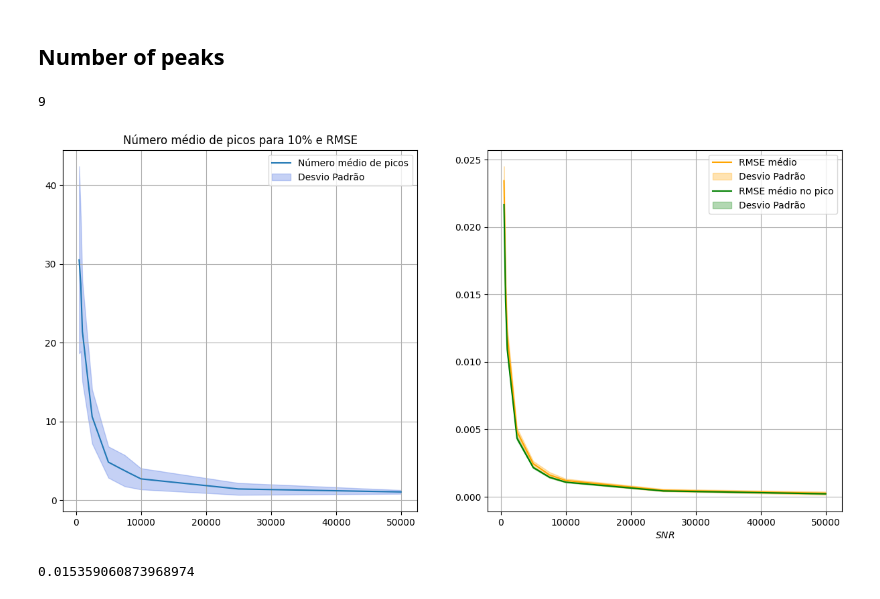
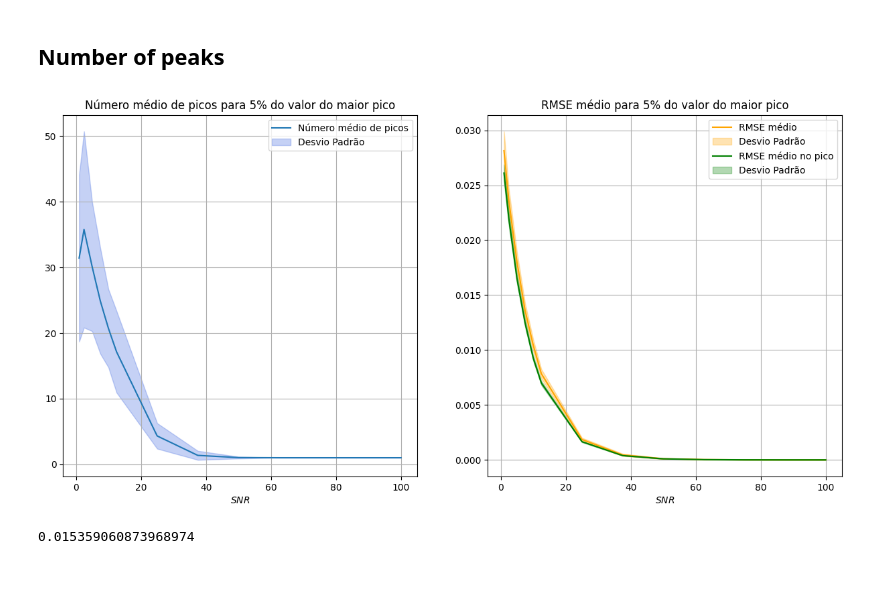
Before and after one commit to JoaoDell/MRI-study, a Jupyter notebook: examples/MPM/spec_components.ipynb, the cells around one changed output. Saved outputs shown, nothing was run; the diff lists cells and outputs as text; code cells hidden in the pictures.

```diff
--- a/examples/MPM/spec_components.ipynb
+++ b/examples/MPM/spec_components.ipynb
@@ -142,15 +143,10 @@ filename_end = "_3"
 folder_name = "files/"
 # %%
-# snrs = np.arange(5.0, 1000.0, 10)
-snrs = np.array([500, 750, 1000, 2500, 5000, 7500, 10000, 25000, 50000])
-print(snrs.size)
-sigmas = pymri.snr_to_sigma(snrs)
+snrs = np.array([1.0, 2.5, 5.0, 7.5, 10.0, 12.5, 25.0, 37.50, 50.0, 62.50, 75.0, 87.50, 100.0])
-# %% [output]
-9
 # %%
 n_avgs = 50
-n_peaks = np.zeros((n_avgs, sigmas.size), dtype=int)
-rmse = np.zeros((n_avgs, sigmas.size))
+n_peaks = np.zeros((n_avgs, snrs.size), dtype=int)
+rmse = np.zeros((n_avgs, snrs.size))
 # %%
 def find_interval(arr : np.ndarray, value : float, radius : float, return_indexes : bool = True):
     """Finds the interval, defined by `[value - radius : value + radius]`, of a given ordenated array.
@@ -183,12 +179,14 @@ def find_interval(arr : np.ndarray, value : float, radius : float, return_indexe
 # %%
 _, x, y = find_interval(freqs, pymri.chem_shift_from_f(pymri.rad_to_hz(ws[0]), B0), 1.2)
 
-peak_rmse = np.zeros((n_avgs, sigmas.size))
+peak_rmse = np.zeros((n_avgs, snrs.size))
 # %%
 if rerun == True:
     for i in range(n_avgs):
-        for j in range(sigmas.size):
-            c_sig = pymri.corrupted_snr(sig, 0.0, sigmas[j])
+        for j in range(snrs.size):
+
+            c_sig_fft = awgn(sig_fft, snrs[j])
+            c_sig  = np.fft.ifft(np.fft.ifftshift(c_sig_fft))
 
             r_sig, z, r = pymri.filter_sig(c_sig, L, noise_threshold, return_poles_and_res=True, return_full_arrays=True)
             s0_, phi_, omega_, t2_ = pymri.calculate_variables_from_z_and_r(z, r, dt)
@@ -245,24 +243,26 @@ std_peak_rmse = np.std(peak_rmse, axis = 0)
 # %%
 plt.figure(figsize=(15, 7))
 plt.subplot(121)
-plt.title("Número médio de picos para 10% e RMSE")
+plt.title("Número médio de picos para 5% do valor do maior pico")
 plt.plot(snrs, avg_n_peaks, label = "Número médio de picos")
 plt.fill_between(snrs, avg_n_peaks - std_n_peaks, avg_n_peaks + std_n_peaks, alpha = 0.3, color = "royalblue", label = "Desvio Padrão")
+plt.xlabel(r"$SNR$")
 plt.legend()
 plt.grid()
 
 plt.subplot(122)
+plt.title("RMSE médio para 5% do valor do maior pico")
 plt.plot(snrs, avg_rmse, label = "RMSE médio", c = "orange")
 plt.fill_between(snrs, avg_rmse - std_rmse, avg_rmse + std_rmse, alpha = 0.3, color = "orange", label = "Desvio Padrão")
 
 plt.plot(snrs, avg_peak_rmse, label = "RMSE médio no pico", c = "green")
 plt.fill_between(snrs, avg_peak_rmse - std_peak_rmse, avg_peak_rmse + std_peak_rmse, alpha = 0.3, color = "green", label = "Desvio Padrão")
 plt.xlabel(r"$SNR$")
 # plt.ylabel(r"$n$")
 plt.legend()
 plt.grid()
 # %% [output]
-[figure, old version]
+[figure, new version]
 # %%
 i = 5
 
```
Also changed, not shown: parts of 4 cells of this notebook, 6 other files.
